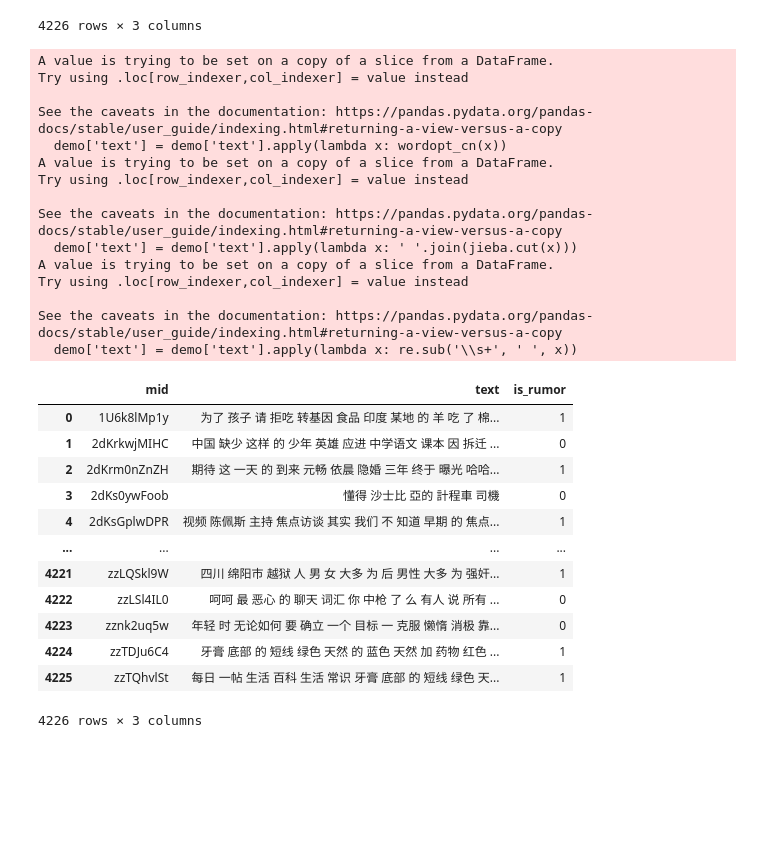
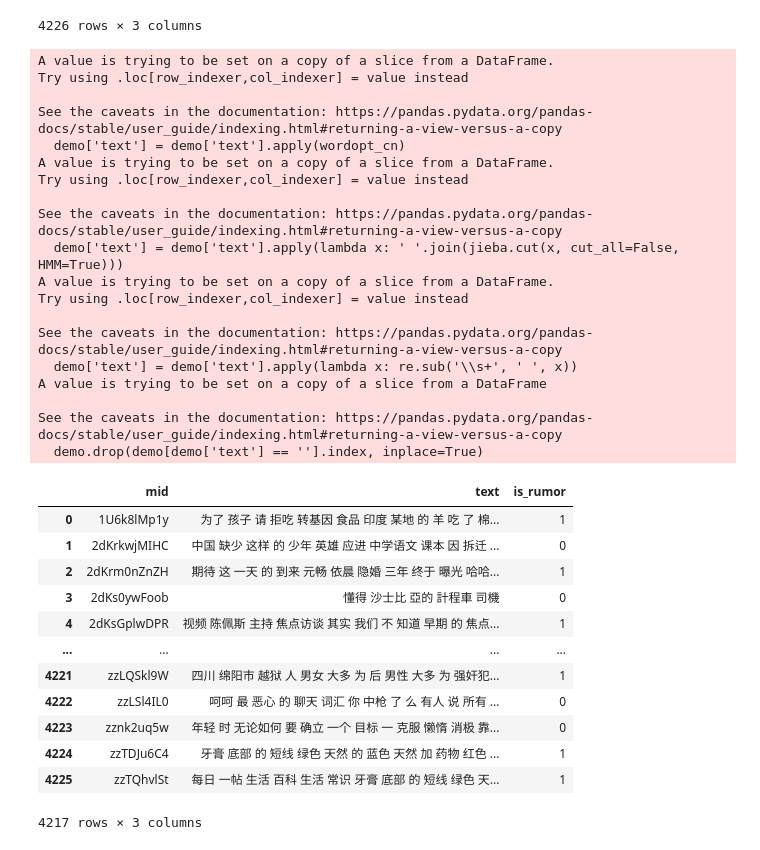
Before and after one commit to Kenny3Shen/Machine_Learning, a Jupyter notebook: sklccc/data_analyze.ipynb, the cells around one changed output. Saved outputs shown, nothing was run; the diff lists cells and outputs as text; code cells hidden in the pictures; blank space fills up the shorter version.

```diff
--- a/sklccc/data_analyze.ipynb
+++ b/sklccc/data_analyze.ipynb
@@ -112,57 +72,73 @@ See the caveats in the documentation: https://pandas.pydata.org/pandas-docs/stab
 | 4224 | zzTDJu6C4 | 牙膏底部的短线，绿色天然的。蓝色天然加药物，红色药物家化学，黑色纯... | 1 |
 | 4225 | zzTQhvlSt | #每日一帖#[生活百科][生活常识]牙膏底部的短线，绿色天然的。蓝... | 1 |
 4226 rows × 3 columns
+# %%
+def get_stopword():
+    stopwords = []
+    with open('../stopwords/cn_stopwords.txt', 'r', encoding='utf-8') as f:
+        for line in f.readlines():
+            stopwords.append(line.strip())
+
+    stopwords = list(set(stopwords))
+    return stopwords
 # %%
-import jieba
+import thulac
 import re
-import unicodedata
 
+thul = thulac.thulac(seg_only=True, filt=True)
 def wordopt_cn(text):
-    # Remove all non-Chinese characters
-    text = re.sub('[^\u4e00-\u9fa5]', ' ', text)
-    # Remove all URLs
-    text = re.sub('https?://\S+|www\.\S+', '', text)
-    # Remove all HTML tags
-    text = re.sub('<.*?>+', '', text)
-    # Remove all punctuation
-    text = ''.join(c for c in text if not unicodedata.category(c).startswith('P'))
-    # Remove all digits
-    text = re.sub('\d+', '', text)
+    pattern = re.compile(r'[^\u4e00-\u9fa5]')
+    chinese_txt = re.sub(pattern, '', text)
+    return str(chinese_txt)
 
-    return text
-demo['text'] = demo['text'].apply(lambda x: wordopt_cn(x))
-demo['text'] = demo['text'].apply(lambda x: ' '.join(jieba.cut(x)))
+
+stopwords = get_stopword()
+
+
+def remove_stopwords(text):
+    words = text.split()
+    words = [word for word in words if word not in stopwords]
+    return ' '.join(words)
+
+
+demo['text'] = demo['text'].apply(wordopt_cn)
+demo['text'] = demo['text'].apply(lambda x: ''.join(jieba.cut(x, cut_all=False, HMM=True)))
 demo['text'] = demo['text'].apply(lambda x: re.sub('\\s+', ' ', x))
+demo.drop(demo[demo['text'] == ''].index, inplace=True)
 demo
 # %% [output]
 A value is trying to be set on a copy of a slice from a DataFrame.
 Try using .loc[row_indexer,col_indexer] = value instead
 
 See the caveats in the documentation: https://pandas.pydata.org/pandas-docs/stable/user_guide/indexing.html#returning-a-view-versus-a-copy
-  demo['text'] = demo['text'].apply(lambda x: wordopt_cn(x))
+  demo['text'] = demo['text'].apply(wordopt_cn)
 A value is trying to be set on a copy of a slice from a DataFrame.
 Try using .loc[row_indexer,col_indexer] = value instead
 
 See the caveats in the documentation: https://pandas.pydata.org/pandas-docs/stable/user_guide/indexing.html#returning-a-view-versus-a-copy
-  demo['text'] = demo['text'].apply(lambda x: ' '.join(jieba.cut(x)))
+  demo['text'] = demo['text'].apply(lambda x: ' '.join(jieba.cut(x, cut_all=False, HMM=True)))
 A value is trying to be set on a copy of a slice from a DataFrame.
 Try using .loc[row_indexer,col_indexer] = value instead
 
 See the caveats in the documentation: https://pandas.pydata.org/pandas-docs/stable/user_guide/indexing.html#returning-a-view-versus-a-copy
   demo['text'] = demo['text'].apply(lambda x: re.sub('\\s+', ' ', x))
+A value is trying to be set on a copy of a slice from a DataFrame
+
+See the caveats in the documentation: https://pandas.pydata.org/pandas-docs/stable/user_guide/indexing.html#returning-a-view-versus-a-copy
+  demo.drop(demo[demo['text'] == ''].index, inplace=True)
 |  | mid | text | is_rumor |
 | 0 | 1U6k8lMp1y | 为了 孩子 请 拒吃 转基因 食品 印度 某地 的 羊 吃 了 棉... | 1 |
 | 1 | 2dKrkwjMIHC | 中国 缺少 这样 的 少年 英雄 应进 中学语文 课本 因 拆迁 ... | 0 |
 | 2 | 2dKrm0nZnZH | 期待 这 一天 的 到来 元畅 依晨 隐婚 三年 终于 曝光 哈哈... | 1 |
 | 3 | 2dKs0ywFoob | 懂得 沙士比 亞的 計程車 司機 | 0 |
 | 4 | 2dKsGplwDPR | 视频 陈佩斯 主持 焦点访谈 其实 我们 不 知道 早期 的 焦点... | 1 |
 | ... | ... | ... | ... |
-| 4221 | zzLQSkl9W | 四川 绵阳市 越狱 人 男 女 大多 为 后 男性 大多 为 强奸... | 1 |
+| 4221 | zzLQSkl9W | 四川 绵阳市 越狱 人 男女 大多 为 后 男性 大多 为 强奸犯... | 1 |
 | 4222 | zzLSl4IL0 | 呵呵 最 恶心 的 聊天 词汇 你 中枪 了 么 有人 说 所有 ... | 0 |
 | 4223 | zznk2uq5w | 年轻 时 无论如何 要 确立 一个 目标 一 克服 懒惰 消极 靠... | 0 |
 | 4224 | zzTDJu6C4 | 牙膏 底部 的 短线 绿色 天然 的 蓝色 天然 加 药物 红色 ... | 1 |
 | 4225 | zzTQhvlSt | 每日 一帖 生活 百科 生活 常识 牙膏 底部 的 短线 绿色 天... | 1 |
-4226 rows × 3 columns
+4217 rows × 3 columns
 # %%
 from sklearn.model_selection import train_test_split
 x = demo['text']
```
Also changed, not shown: parts of 6 cells of this notebook, 4 other files.
